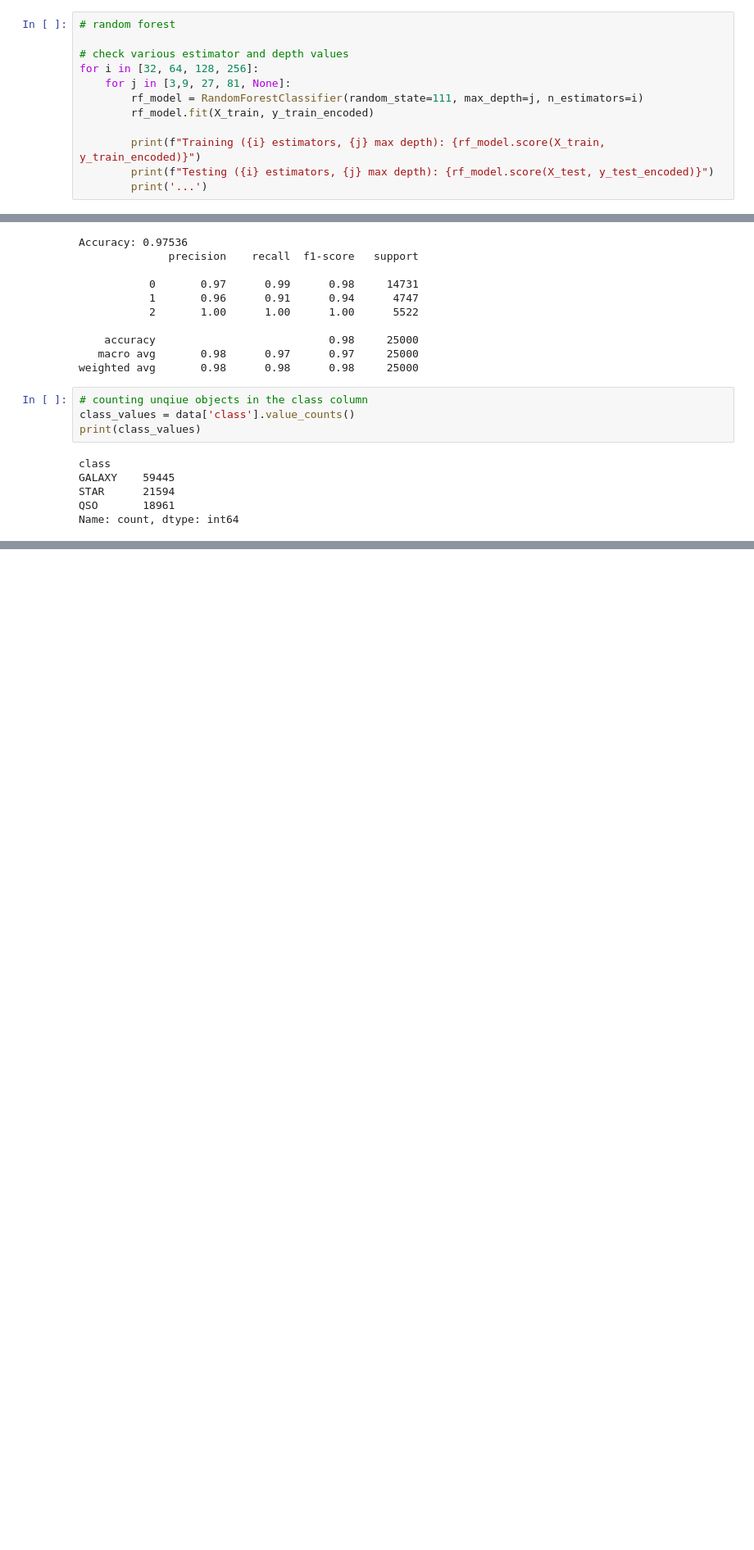
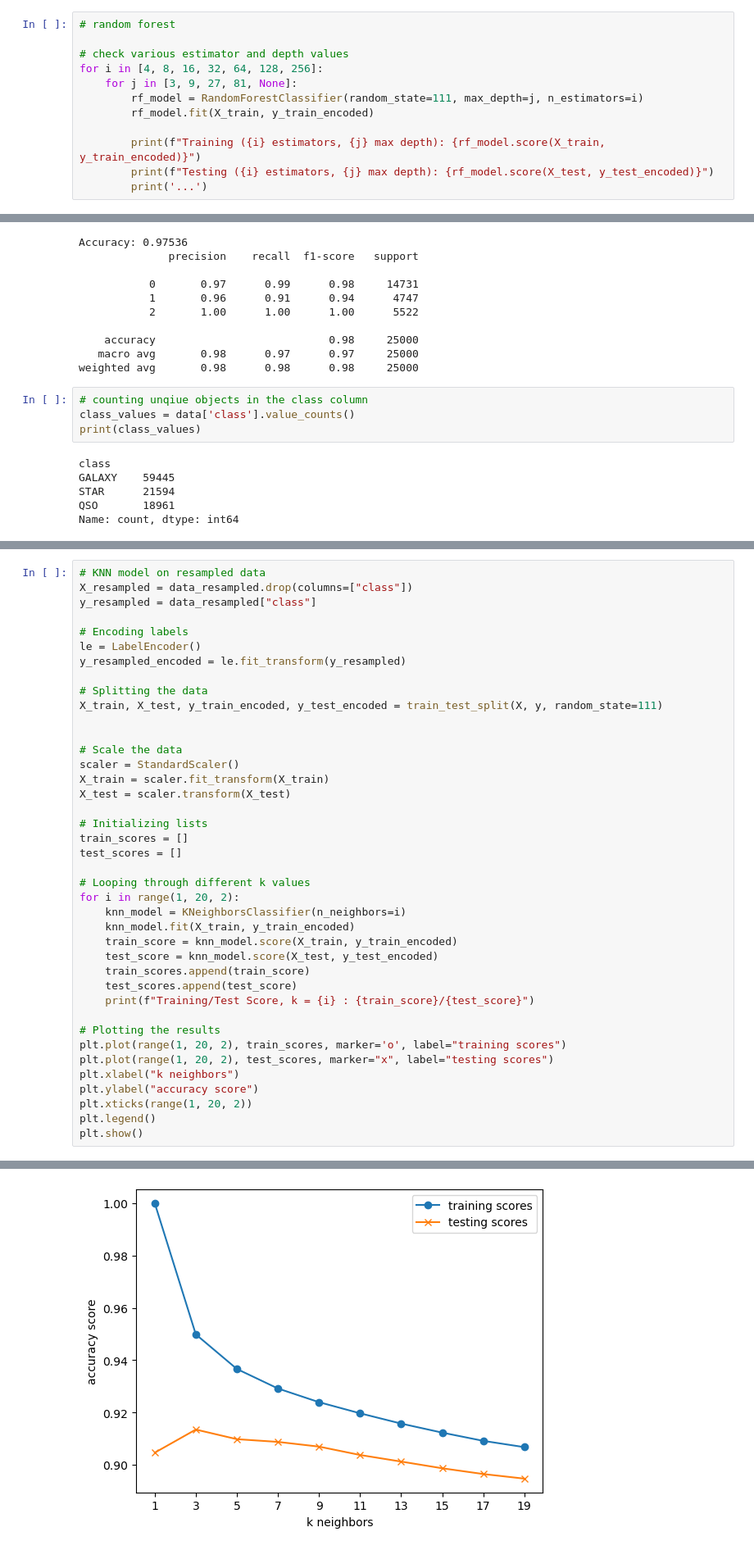
Before and after one commit to JustifiedTB/group-project-2, a Jupyter notebook: eda.ipynb, the cells around one changed output, grey strips where cells are left out. Shown at 82% size. Saved outputs shown, nothing was run; the diff lists cells and outputs as text; blank space fills up the shorter version.

```diff
--- a/eda.ipynb
+++ b/eda.ipynb
@@ -160,8 +160,8 @@ Testing Data Score: 0.9634
 # random forest
 
 # check various estimator and depth values
-for i in [32, 64, 128, 256]:
-    for j in [3,9, 27, 81, None]:
+for i in [4, 8, 16, 32, 64, 128, 256]:
+    for j in [3, 9, 27, 81, None]:
         rf_model = RandomForestClassifier(random_state=111, max_depth=j, n_estimators=i)
         rf_model.fit(X_train, y_train_encoded)
 
@@ -370,0 +324,41 @@ weighted avg       0.62      0.61      0.61     11377
+# %%
+# KNN model on resampled data
+X_resampled = data_resampled.drop(columns=["class"])
+y_resampled = data_resampled["class"]
+
+# Encoding labels
+le = LabelEncoder()
+y_resampled_encoded = le.fit_transform(y_resampled)
+
+# Splitting the data
+X_train, X_test, y_train_encoded, y_test_encoded = train_test_split(X, y, random_state=111)
+
+
+# Scale the data
+scaler = StandardScaler()
+X_train = scaler.fit_transform(X_train)
+X_test = scaler.transform(X_test)
+
+# Initializing lists
+train_scores = []
+test_scores = []
+
+# Looping through different k values
+for i in range(1, 20, 2):
+    knn_model = KNeighborsClassifier(n_neighbors=i)
+    knn_model.fit(X_train, y_train_encoded)
+    train_score = knn_model.score(X_train, y_train_encoded)
+    test_score = knn_model.score(X_test, y_test_encoded)
+    train_scores.append(train_score)
+    test_scores.append(test_score)
+    print(f"Training/Test Score, k = {i} : {train_score}/{test_score}")
+
+# Plotting the results
+plt.plot(range(1, 20, 2), train_scores, marker='o', label="training scores")
+plt.plot(range(1, 20, 2), test_scores, marker="x", label="testing scores")
+plt.xlabel("k neighbors")
+plt.ylabel("accuracy score")
+plt.xticks(range(1, 20, 2))
+plt.legend()
+plt.show()
+# %% [output]
@@ -370,0 +375 @@ weighted avg       0.62      0.61      0.61     11377
+[figure, added]
```
Also changed, not shown: parts of 6 cells of this notebook.
